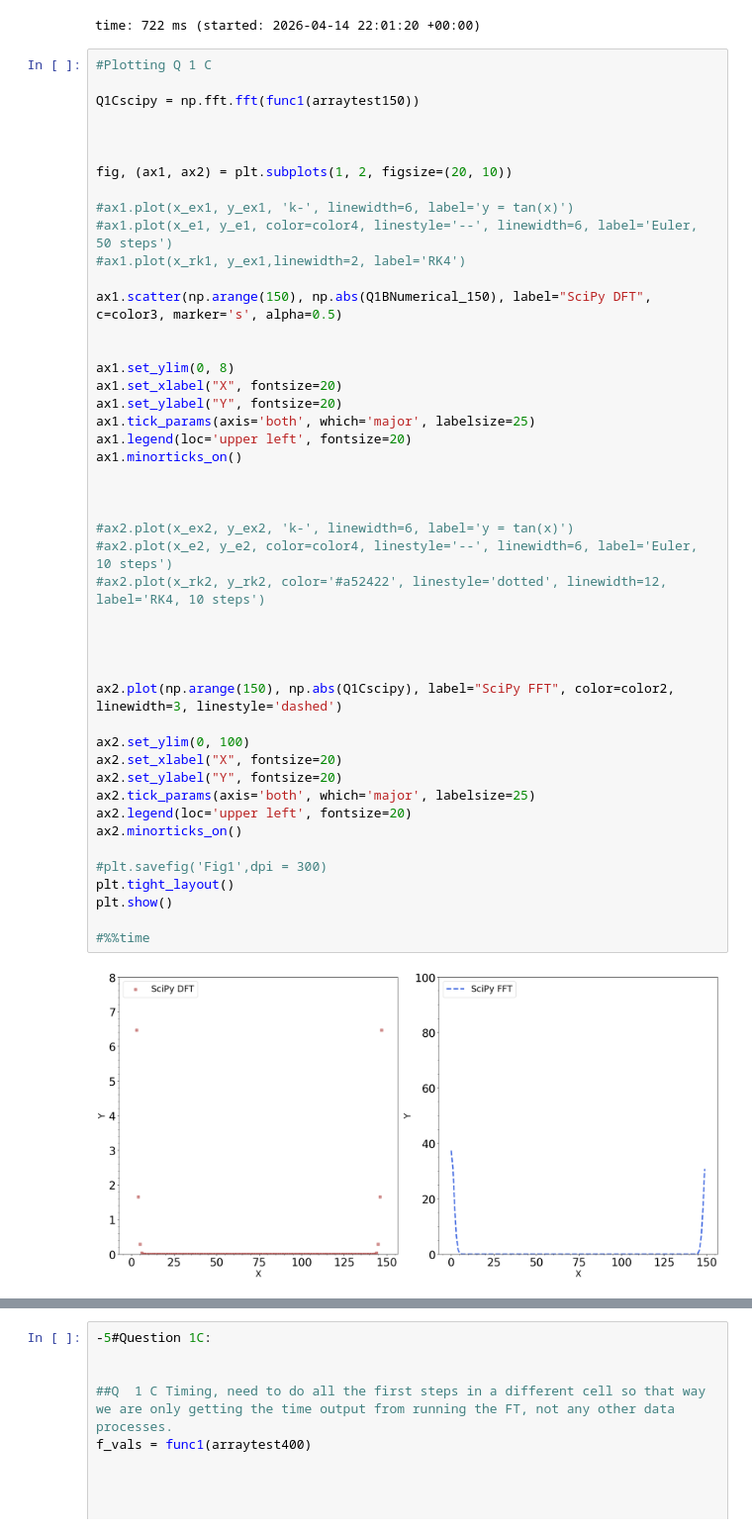
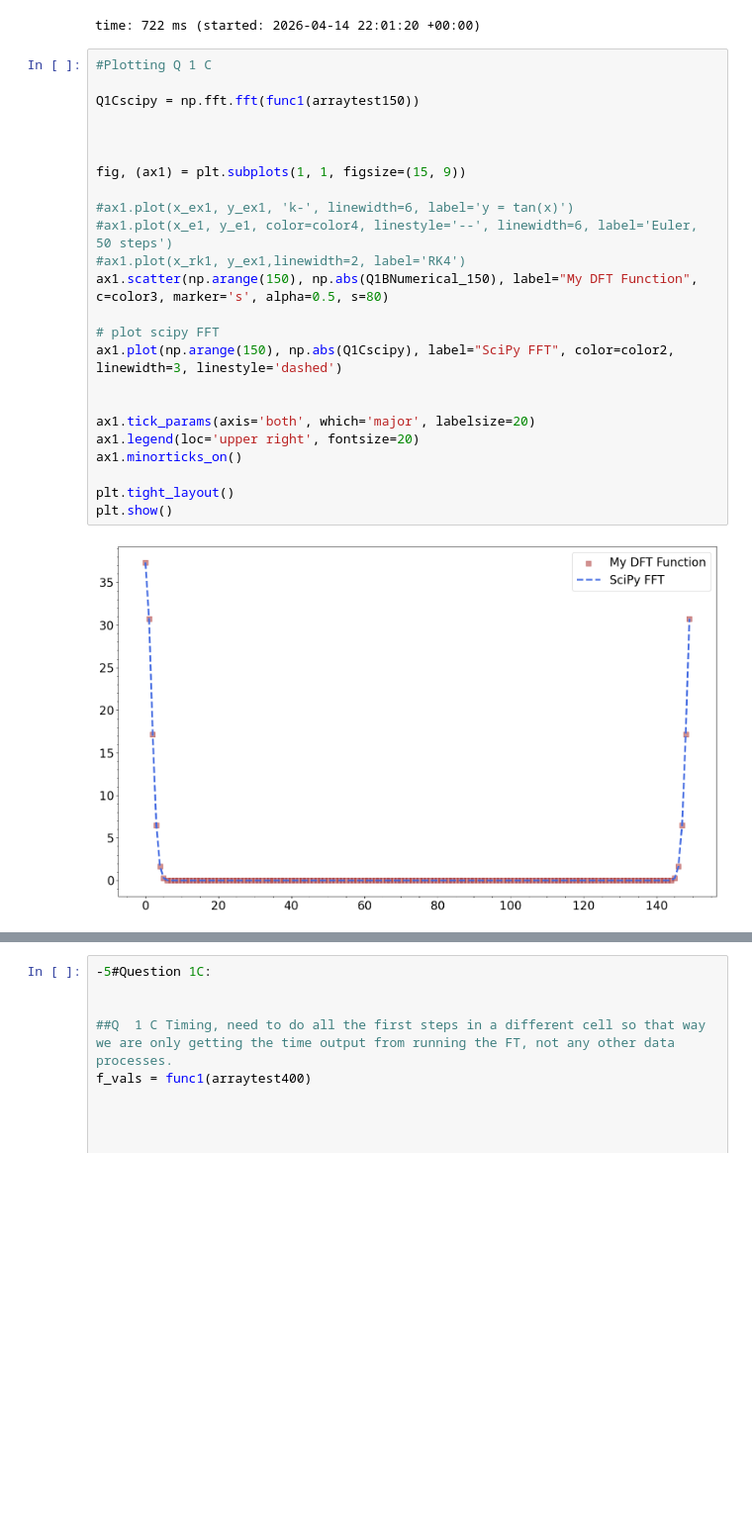
Before and after one commit to Astro-CMalhas/Computational-Astronomy, a Jupyter notebook: Comp_HW_5_FFT.ipynb, the cells around one changed output, grey strips where cells are left out. Shown: that part at 99% size. Cells and saved outputs as stored; diff of their text form; blank space fills up the shorter version.

Commit message:
Final upload
Finished all plots and uploaded them in overleaf

```diff
--- a/Comp_HW_5_FFT.ipynb
+++ b/Comp_HW_5_FFT.ipynb
@@ -142,48 +142,26 @@ time: 722 ms (started: 2026-04-14 22:01:20 +00:00)
 # %%
 #Plotting Q 1 C
 
 Q1Cscipy = np.fft.fft(func1(arraytest150))
 
 
 
-fig, (ax1, ax2) = plt.subplots(1, 2, figsize=(20, 10))
+fig, (ax1) = plt.subplots(1, 1, figsize=(15, 9))
 
 #ax1.plot(x_ex1, y_ex1, 'k-', linewidth=6, label='y = tan(x)')
 #ax1.plot(x_e1, y_e1, color=color4, linestyle='--', linewidth=6, label='Euler, 50 steps')
 #ax1.plot(x_rk1, y_ex1,linewidth=2, label='RK4')
+ax1.scatter(np.arange(150), np.abs(Q1BNumerical_150), label="My DFT Function", c=color3, marker='s', alpha=0.5, s=80)
 
-ax1.scatter(np.arange(150), np.abs(Q1BNumerical_150), label="SciPy DFT", c=color3, marker='s', alpha=0.5)
+# plot scipy FFT
+ax1.plot(np.arange(150), np.abs(Q1Cscipy), label="SciPy FFT", color=color2, linewidth=3, linestyle='dashed')
 
 
-ax1.set_ylim(0, 8)
-ax1.set_xlabel("X", fontsize=20)
-ax1.set_ylabel("Y", fontsize=20)
-ax1.tick_params(axis='both', which='major', labelsize=25)
-ax1.legend(loc='upper left', fontsize=20)
+ax1.tick_params(axis='both', which='major', labelsize=20)
+ax1.legend(loc='upper right', fontsize=20)
 ax1.minorticks_on()
 
-
-
-#ax2.plot(x_ex2, y_ex2, 'k-', linewidth=6, label='y = tan(x)')
-#ax2.plot(x_e2, y_e2, color=color4, linestyle='--', linewidth=6, label='Euler, 10 steps')
-#ax2.plot(x_rk2, y_rk2, color='#a52422', linestyle='dotted', linewidth=12, label='RK4, 10 steps')
-
-
-
-
-ax2.plot(np.arange(150), np.abs(Q1Cscipy), label="SciPy FFT", color=color2, linewidth=3, linestyle='dashed')
-
-ax2.set_ylim(0, 100)
-ax2.set_xlabel("X", fontsize=20)
-ax2.set_ylabel("Y", fontsize=20)
-ax2.tick_params(axis='both', which='major', labelsize=25)
-ax2.legend(loc='upper left', fontsize=20)
-ax2.minorticks_on()
-
-#plt.savefig('Fig1',dpi = 300)
 plt.tight_layout()
 plt.show()
-
-#%%time
 # %% [output]
-[figure, old version]
+[figure, new version]
```
Also changed, not shown: parts of 3 cells of this notebook.
